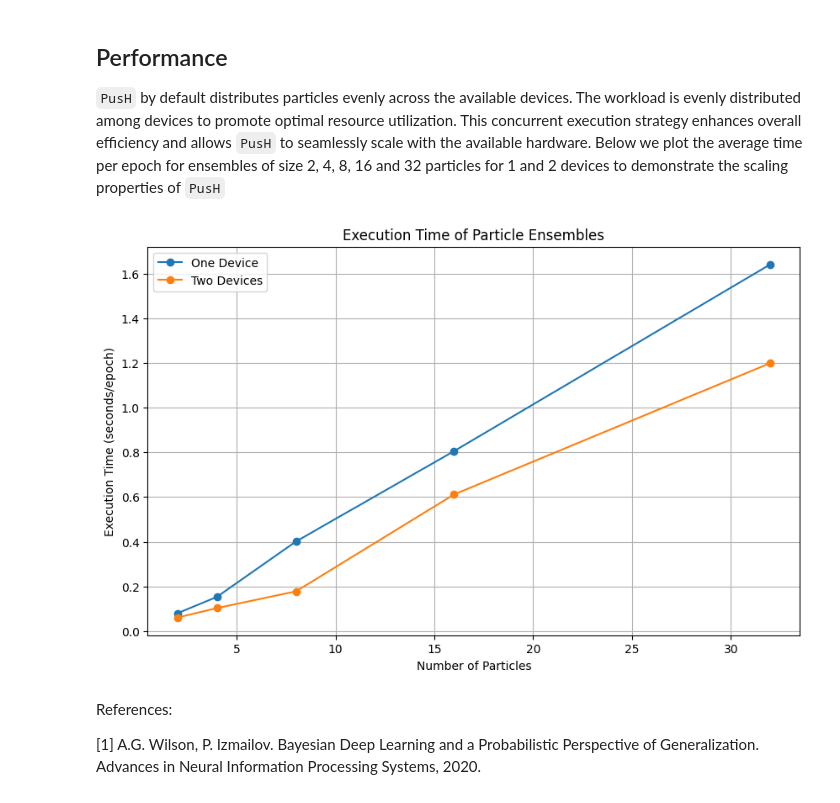
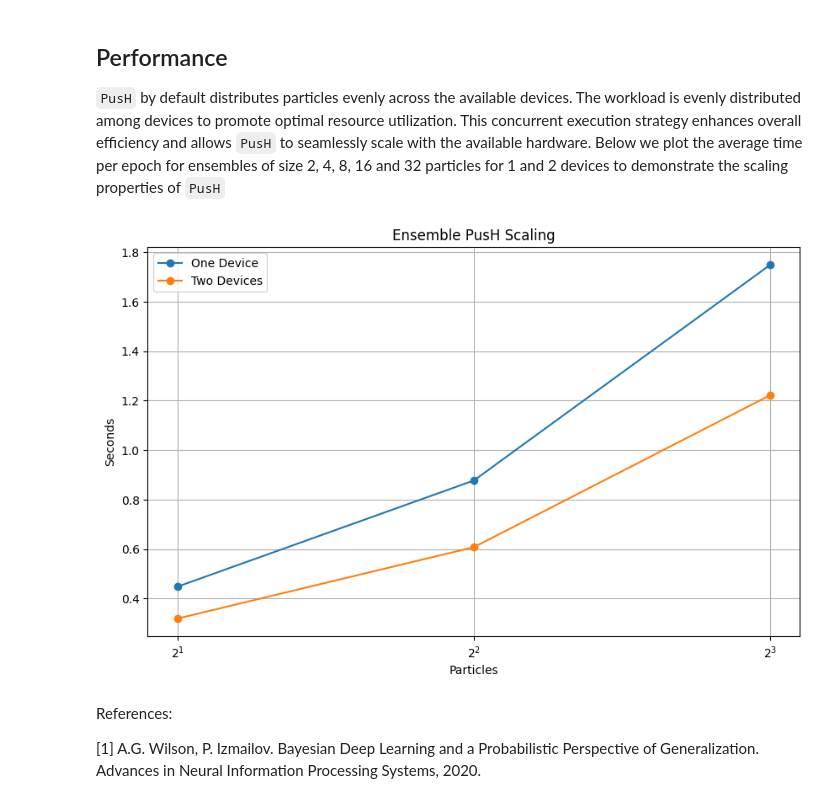
Before and after one commit to lbai-lab/push, a Jupyter notebook: docs/source/tutorials/01_Bayesian_Deep_Learning/bayesian_deep_learning.ipynb, the cells around one changed output. Cells and saved outputs as stored; diff of their text form; code cells hidden in the pictures.

```diff
--- a/docs/source/tutorials/01_Bayesian_Deep_Learning/bayesian_deep_learning.ipynb
+++ b/docs/source/tutorials/01_Bayesian_Deep_Learning/bayesian_deep_learning.ipynb
@@ -165,7 +165,6 @@ num_devices = 2
 
 # 3. Train two particles
 print('Training two particles ...')
-start_time = time.time()
 two_particle_ensemble = push.bayes.ensemble.train_deep_ensemble(
         dataloader,
         torch.nn.MSELoss(),
@@ -181,7 +180,6 @@ Training two particles ...
 # %%
 # Four particles
 print('Training four particles ...')
-start_time = time.time()
 four_particle_ensemble = push.bayes.ensemble.train_deep_ensemble(
         dataloader,
         torch.nn.MSELoss(),
@@ -312,9 +310,23 @@ plt.show()
 # %%
 import time
 import matplotlib.pyplot as plt
+import torch
+from torch.utils.data import DataLoader
 
+import push.bayes.ensemble
+
+# 1. Create dataloader
+batch_size = 128
+dataloader = DataLoader(dataset, batch_size=batch_size, shuffle=True)
+
+# 2. Model hyperparameters
+n = 5
+input_dim = 1
+output_dim = 1
+hidden_dim = 2048
+epochs = 250
 def get_ensemble_time(num_ensembles, devices):
-    epochs = 10
+    epochs = 5
     start_time = time.time()
     push.bayes.ensemble.train_deep_ensemble(
         dataloader,
@@ -323,11 +335,13 @@ def get_ensemble_time(num_ensembles, devices):
         BiggerNN, n, input_dim, output_dim, hidden_dim,
         num_devices=devices,
         num_ensembles=num_ensembles,
+        cache_size=num_ensembles/devices,
+        view_size=num_ensembles/devices
     )
     end_time = time.time()
     return (end_time - start_time) / epochs
 
-ensemble_sizes = [2, 4, 8, 16, 32]
+ensemble_sizes = [2, 4, 8]
 one_dev_times = []
 two_dev_times = []
 
@@ -335,20 +349,25 @@ for size in ensemble_sizes:
     one_dev_times.append(get_ensemble_time(size, 1))
     two_dev_times.append(get_ensemble_time(size, 2))
 # %%
+import numpy as np
+
+log_size = np.log2(ensemble_sizes)
+
 # Plotting
 plt.figure(figsize=(10, 6))
 
-plt.plot(ensemble_sizes, one_dev_times, marker='o', label='One Device')
-plt.plot(ensemble_sizes, two_dev_times, marker='o', label='Two Devices')
+plt.plot(log_size, one_dev_times, marker='o', label='One Device')
+plt.plot(log_size, two_dev_times, marker='o', label='Two Devices')
 
-plt.title('Execution Time of Particle Ensembles')
-plt.xlabel('Number of Particles')
-plt.ylabel('Execution Time (seconds/epoch)')
+plt.title('Ensemble PusH Scaling')
+plt.xlabel('Particles')
+plt.ylabel('Seconds')
+plt.xticks(log_size, [f'$2^{{{int(x)}}}$' for x in log_size])
 plt.legend()
 plt.grid(True)
 plt.show()
 # %% [output]
-[figure, old version]
+[figure, new version]
 # %% [markdown]
 References:
 
```
Also changed, not shown: parts of 4 cells of this notebook, 1 other file.
